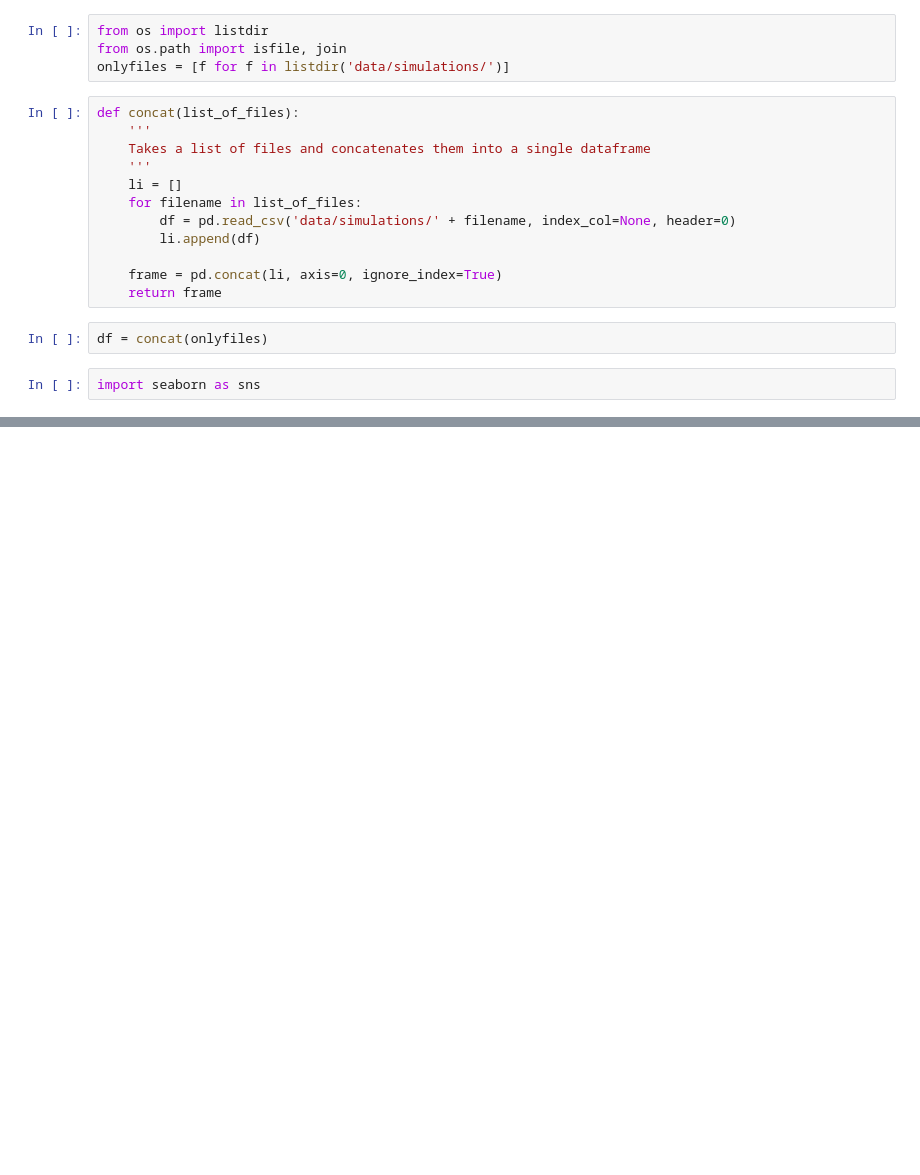
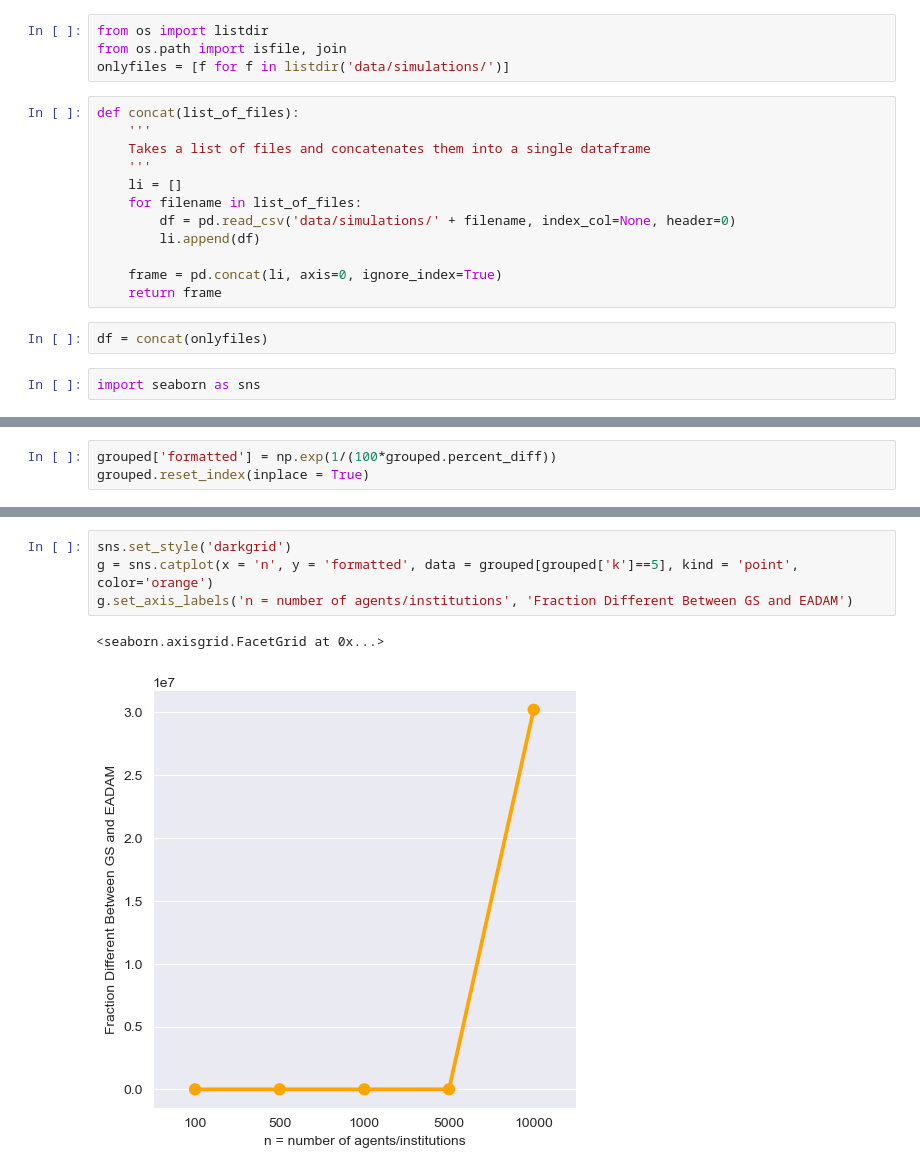
Before and after one commit to kirandwiv/MatchingAlgorithm, a Jupyter notebook: simulations_demo2.ipynb, the cells around one changed output, grey strips where cells are left out. Saved outputs shown, nothing was run; the diff lists cells and outputs as text; blank space fills up the shorter version.

```diff
--- a/simulations_demo2.ipynb
+++ b/simulations_demo2.ipynb
@@ -55,0 +77,3 @@ df
+# %%
+grouped['formatted'] = np.exp(1/(100*grouped.percent_diff))
+grouped.reset_index(inplace = True)
@@ -55,0 +94,7 @@ df
+# %%
+sns.set_style('darkgrid')
+g = sns.catplot(x = 'n', y = 'formatted', data = grouped[grouped['k']==5], kind = 'point', color='orange')
+g.set_axis_labels('n = number of agents/institutions', 'Fraction Different Between GS and EADAM')
+# %% [output]
+<seaborn.axisgrid.FacetGrid at 0x...>
+[figure, added]
```
Also changed, not shown: parts of 16 cells of this notebook, 1 other file.
